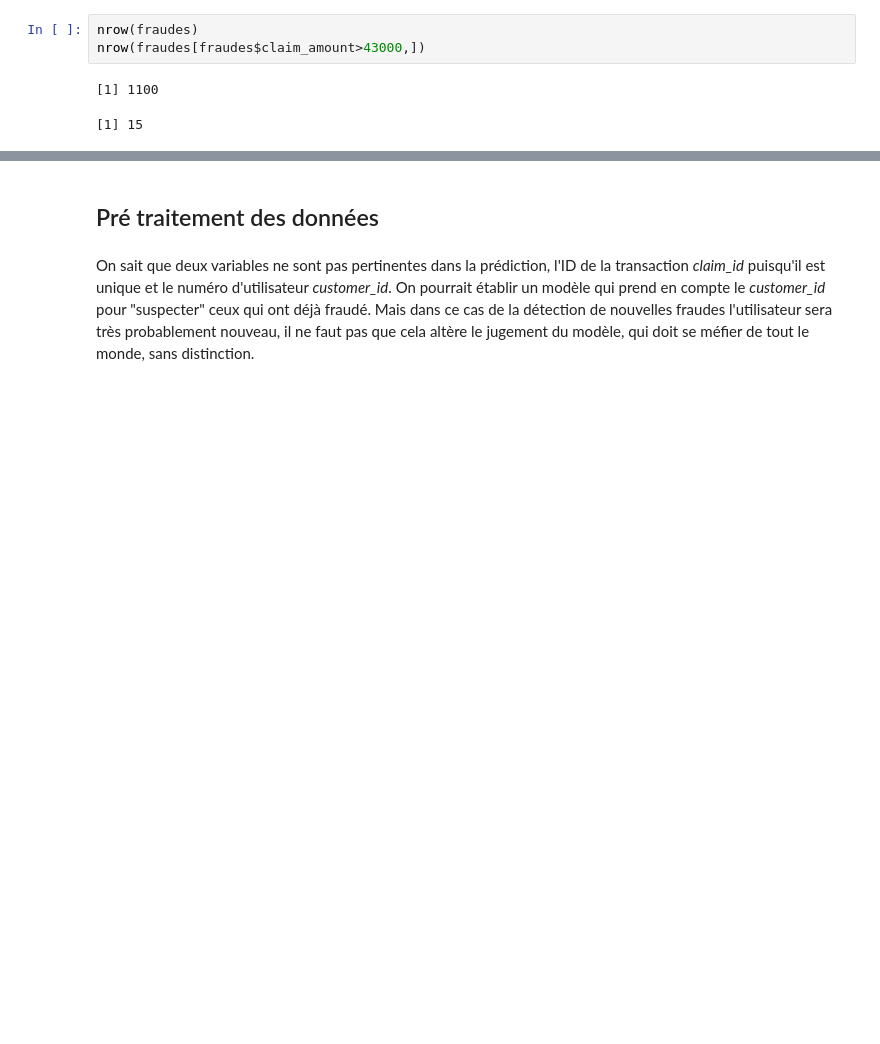
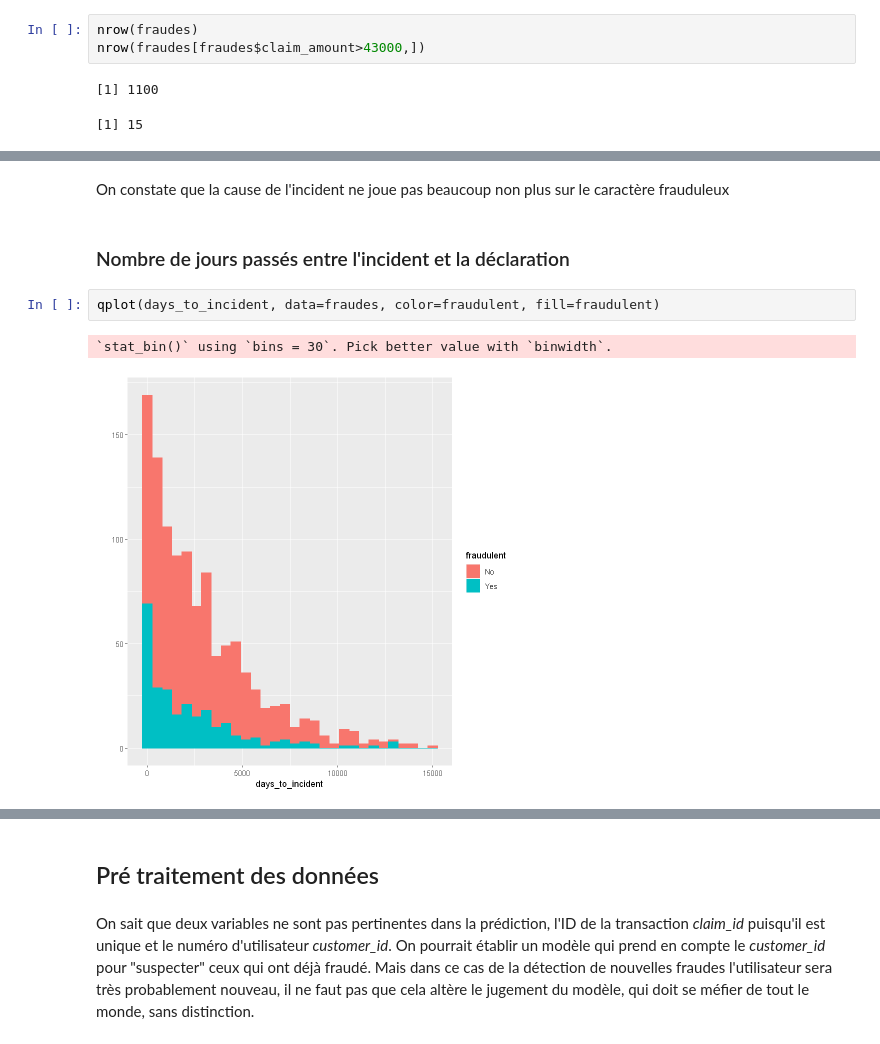
Before and after one commit to MaxGomas/mlanalyse, a Jupyter notebook: main.ipynb, the cells around one changed output, grey strips where cells are left out. Cells and saved outputs as stored; diff of their text form; blank space fills up the shorter version.

```diff
--- a/main.ipynb
+++ b/main.ipynb
@@ -62,0 +102,9 @@ qplot(claim_amount, data=fraudes[fraudes$claim_amount<10000,], color=fraudulent,
+# %% [markdown]
+On constate que la cause de l'incident ne joue pas beaucoup non plus sur le caractère frauduleux
+# %% [markdown]
+### Nombre de jours passés entre l'incident et la déclaration
+# %%
+qplot(days_to_incident, data=fraudes, color=fraudulent, fill=fraudulent)
+# %% [output]
+`stat_bin()` using `bins = 30`. Pick better value with `binwidth`.
+[figure, added]
```
Also changed, not shown: parts of 44 cells of this notebook.
